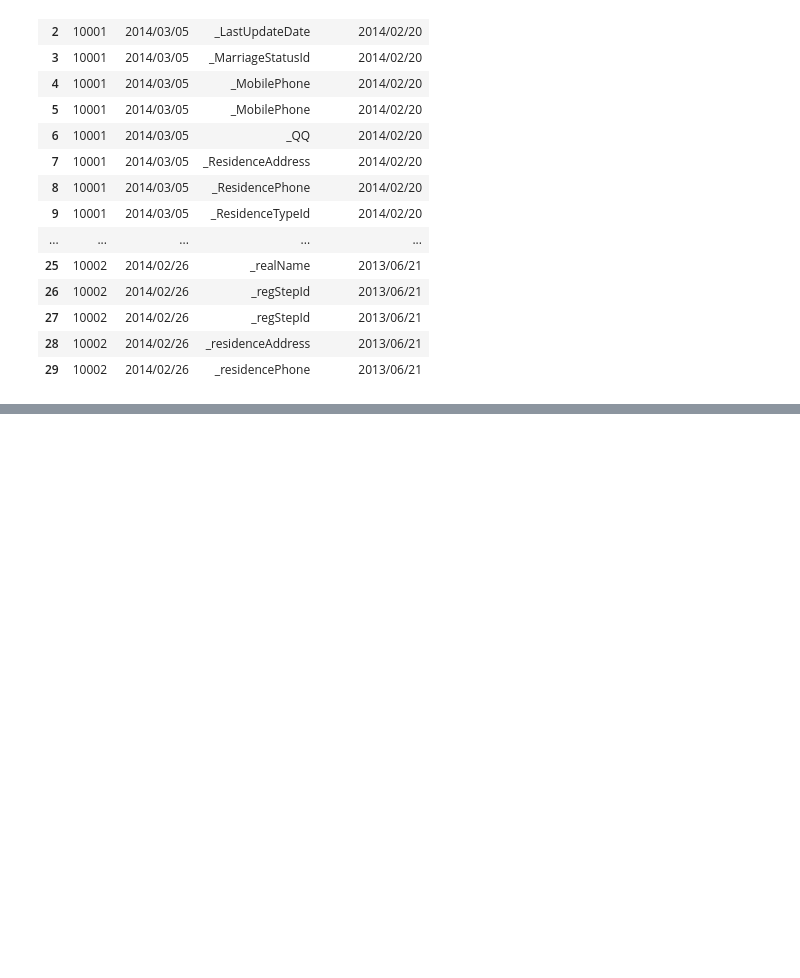
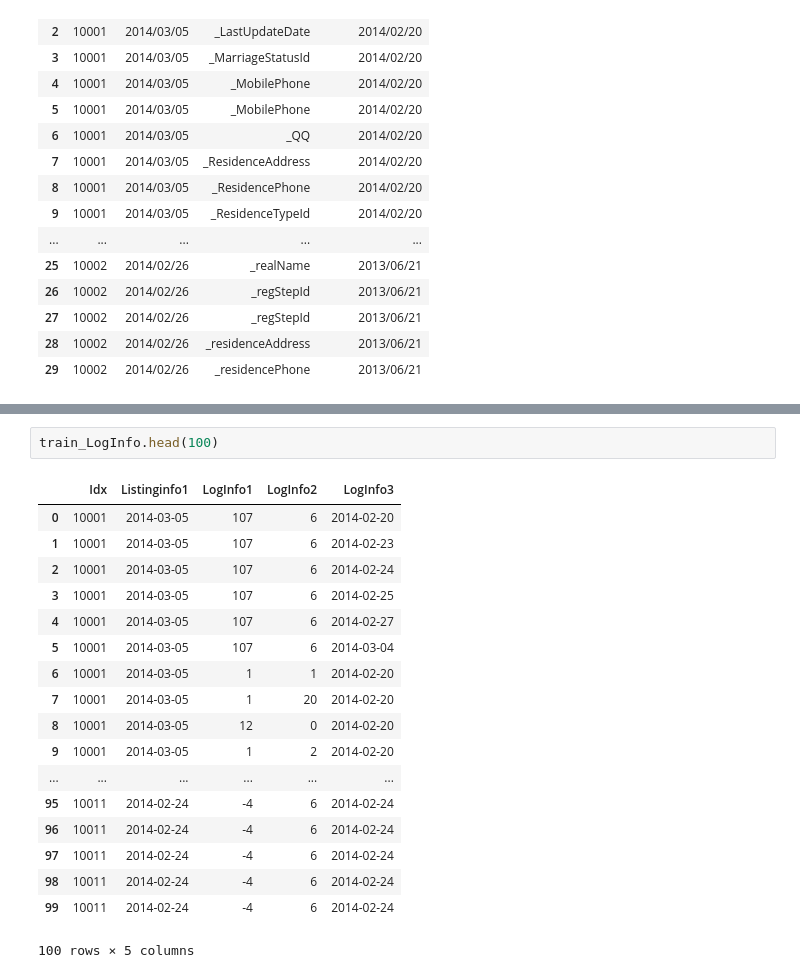
Before and after one commit to zingp/kaggle, a Jupyter notebook: risk-control/quick_overview.ipynb, the cells around one changed output, grey strips where cells are left out. Cells and saved outputs as stored; diff of their text form; blank space fills up the shorter version.

```diff
--- a/risk-control/quick_overview.ipynb
+++ b/risk-control/quick_overview.ipynb
@@ -65,0 +104,21 @@ Index(['Idx', 'ListingInfo1', 'UserupdateInfo1', 'UserupdateInfo2'], dtype='obje
+# %%
+train_LogInfo.head(100)
+# %% [output]
+|  | Idx | Listinginfo1 | LogInfo1 | LogInfo2 | LogInfo3 |
+| 0 | 10001 | 2014-03-05 | 107 | 6 | 2014-02-20 |
+| 1 | 10001 | 2014-03-05 | 107 | 6 | 2014-02-23 |
+| 2 | 10001 | 2014-03-05 | 107 | 6 | 2014-02-24 |
+| 3 | 10001 | 2014-03-05 | 107 | 6 | 2014-02-25 |
+| 4 | 10001 | 2014-03-05 | 107 | 6 | 2014-02-27 |
+| 5 | 10001 | 2014-03-05 | 107 | 6 | 2014-03-04 |
+| 6 | 10001 | 2014-03-05 | 1 | 1 | 2014-02-20 |
+| 7 | 10001 | 2014-03-05 | 1 | 20 | 2014-02-20 |
+| 8 | 10001 | 2014-03-05 | 12 | 0 | 2014-02-20 |
+| 9 | 10001 | 2014-03-05 | 1 | 2 | 2014-02-20 |
+| ... | ... | ... | ... | ... | ... |
+| 95 | 10011 | 2014-02-24 | -4 | 6 | 2014-02-24 |
+| 96 | 10011 | 2014-02-24 | -4 | 6 | 2014-02-24 |
+| 97 | 10011 | 2014-02-24 | -4 | 6 | 2014-02-24 |
+| 98 | 10011 | 2014-02-24 | -4 | 6 | 2014-02-24 |
+| 99 | 10011 | 2014-02-24 | -4 | 6 | 2014-02-24 |
+100 rows × 5 columns
```
Also changed, not shown: parts of 5 cells of this notebook.
